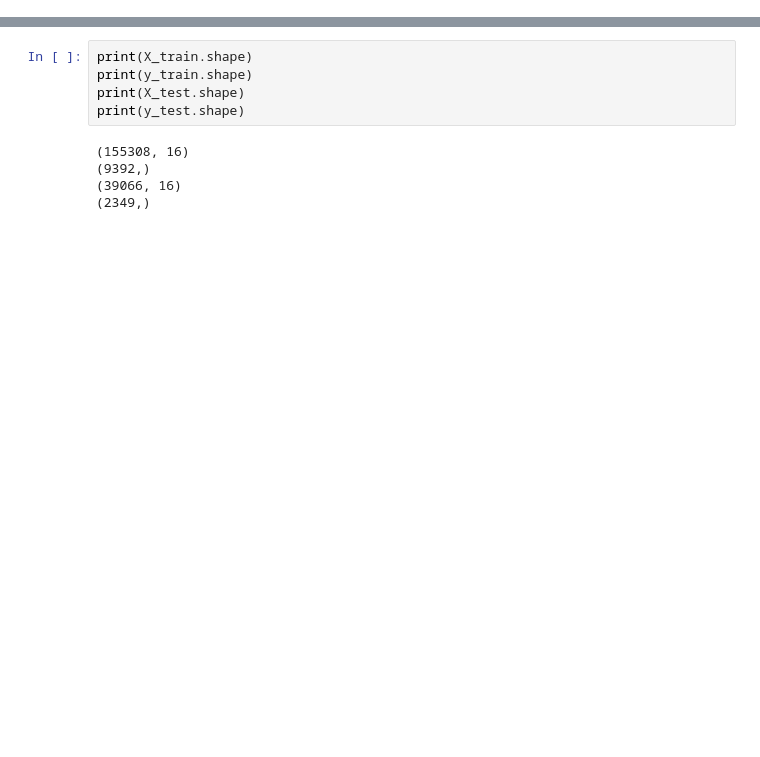
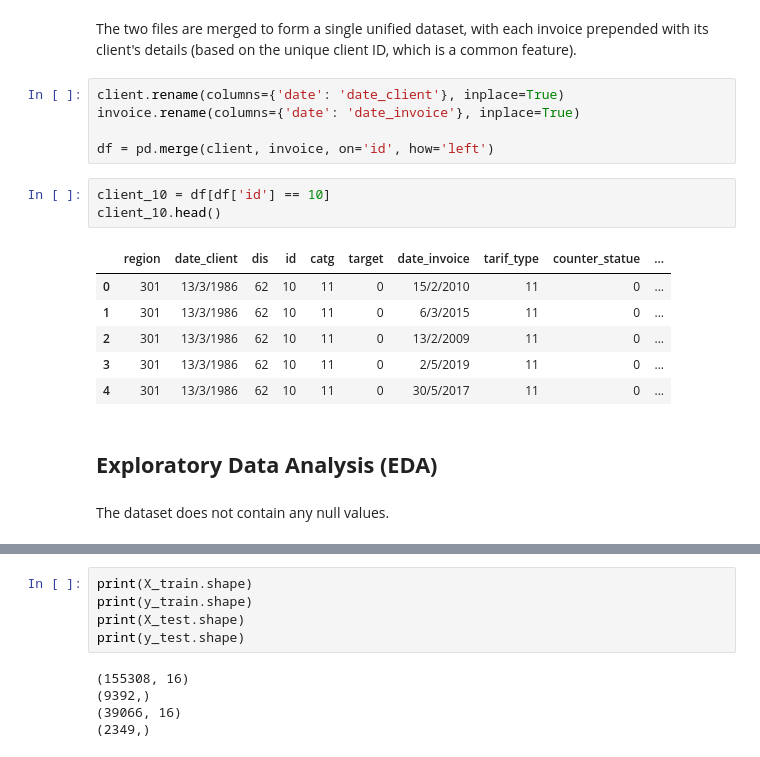
Before and after one commit to kevinkhoow/ml-fraud-prediction, a Jupyter notebook: code/code.ipynb, the cells around one changed output, grey strips where cells are left out. Drawn from its saved outputs; the diff is of its cells as text; blank space fills up the shorter version.

```diff
--- a/code/code.ipynb
+++ b/code/code.ipynb
@@ -133,0 +47,21 @@ Index(['id', 'date_invoice', 'tarif_type', 'counter_statue',
+# %% [markdown]
+The two files are merged to form a single unified dataset, with each invoice prepended with its client's details (based on the unique client ID, which is a common feature).
+# %%
+client.rename(columns={'date': 'date_client'}, inplace=True)
+invoice.rename(columns={'date': 'date_invoice'}, inplace=True)
+
+df = pd.merge(client, invoice, on='id', how='left')
+# %%
+client_10 = df[df['id'] == 10]
+client_10.head()
+# %% [output]
+|  | region | date_client | dis | id | catg | target | date_invoice | tarif_type | counter_statue | ... |
+| 0 | 301 | 13/3/1986 | 62 | 10 | 11 | 0 | 15/2/2010 | 11 | 0 | ... |
+| 1 | 301 | 13/3/1986 | 62 | 10 | 11 | 0 | 6/3/2015 | 11 | 0 | ... |
+| 2 | 301 | 13/3/1986 | 62 | 10 | 11 | 0 | 13/2/2009 | 11 | 0 | ... |
+| 3 | 301 | 13/3/1986 | 62 | 10 | 11 | 0 | 2/5/2019 | 11 | 0 | ... |
+| 4 | 301 | 13/3/1986 | 62 | 10 | 11 | 0 | 30/5/2017 | 11 | 0 | ... |
+# %% [markdown]
+## **Exploratory Data Analysis (EDA)**
+# %% [markdown]
+The dataset does not contain any null values.
```
Also changed, not shown: parts of 93 cells of this notebook, 1 other file.
